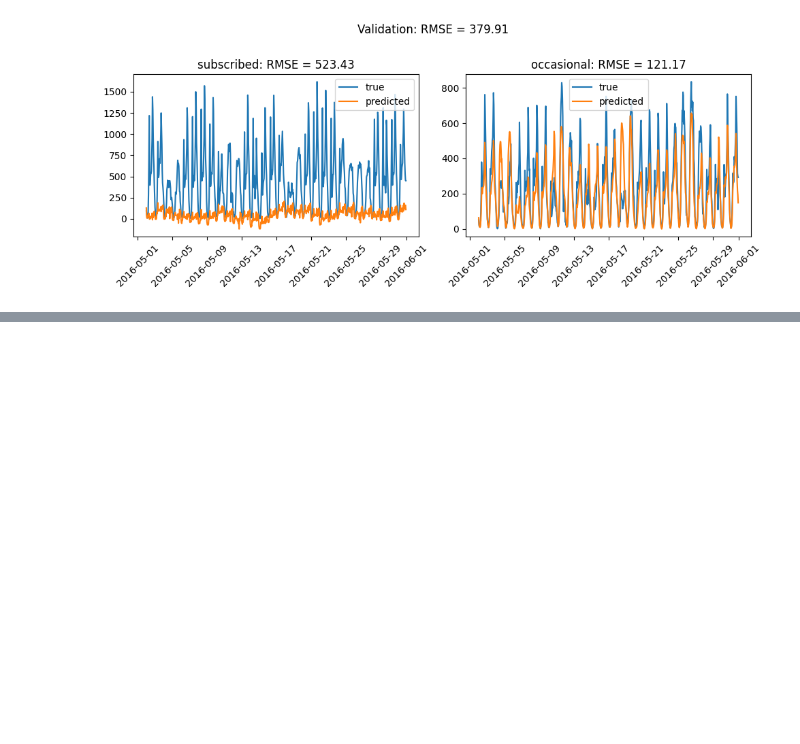
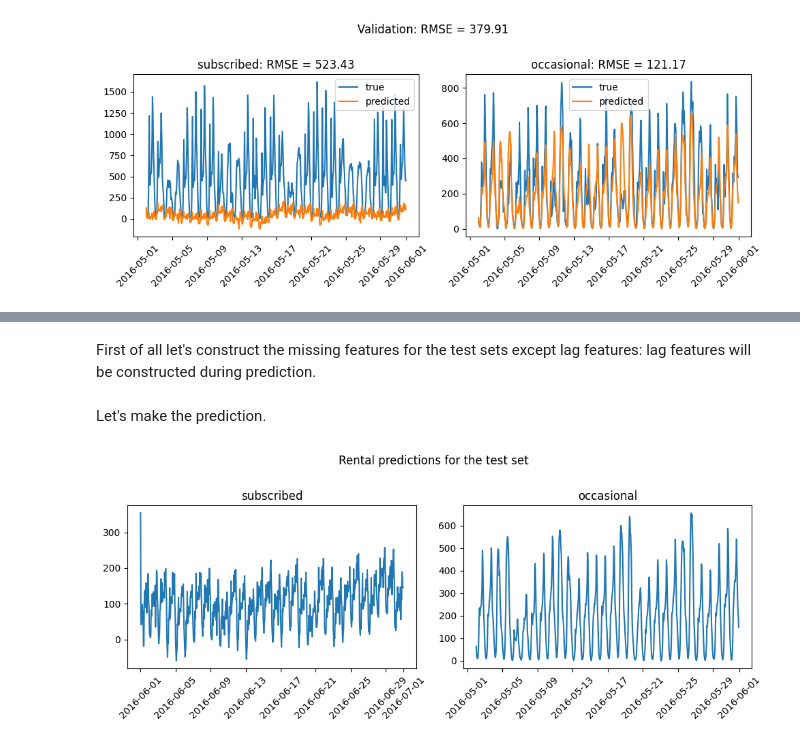
Before and after one commit to VaheC/MH_BicycleDemand_Hackathon, a Jupyter notebook: solution1.ipynb, the cells around one changed output, grey strips where cells are left out. Saved outputs shown, nothing was run; the diff lists cells and outputs as text; code cells hidden in the pictures; blank space fills up the shorter version.

Commit message:
calculate test prediction and create the submission file

```diff
--- a/solution1.ipynb
+++ b/solution1.ipynb
@@ -486,7 +486,7 @@ fs_train_df_o.columns = [
 fs_train_df_o.reset_index(inplace=True)
 fs_train_df_o.rename(columns={'index': 'Datetime'}, inplace=True)
 
-out_of_sample_periods = valid_df_o.shape[0]
+out_of_sample_periods = 2 * valid_df_o.shape[0]
 fs_valid_df_o = cal_fourier_gen_o.out_of_sample(
     steps=out_of_sample_periods,
     index=pd.date_range(
@@ -735 +737,3 @@ plt.tight_layout()
+# %% [markdown]
+First of all let's construct the missing features for the test sets except lag features: lag features will be constructed during prediction.
 # %%
@@ -768,0 +778,25 @@ plt.tight_layout()
+# %% [markdown]
+Let's make the prediction.
+# %%
+X_test_s = test_df_s.copy()
+
+y_test_trend_s = lr_s.predict(test_df_s[lr_features_s])
+y_test_trend_s = pd.DataFrame(y_test_trend_s, index=X_test_s.index, columns=['Rental_Bicycles_Count'])
+
+X_test_s['Rental_Bicycles_Count'] = np.zeros(X_test_s.shape[0])
+
+for i in range(1, N_LAGS+1):
+    X_test_s[f'lag{i}_target'] = np.zeros(X_test_s.shape[0])
+
+for j in tqdm(range(X_test_s.shape[0])):
+    for i in range(1, N_LAGS+1):
+        if i - j > 0:
+            X_test_s.loc[X_test_s.index[j], f'lag{i}_target'] = y_valid_s.iloc[-i+j]['Rental_Bicycles_Count']
+        else:
+            X_test_s.loc[X_test_s.index[j], f'lag{i}_target'] = X_test_s.iloc[j-i]['Rental_Bicycles_Count']
+
+    X_test_s.loc[X_test_s.index[j], 'Rental_Bicycles_Count'] = xgbr_s.predict(
+        np.array(list(X_test_s.iloc[j][xgboost_features_s])).reshape(1, -1)
+    )[0]
+
+y_test_pred_s = X_test_s[['Rental_Bicycles_Count']] * y_test_trend_s
@@ -768,0 +823,18 @@ plt.tight_layout()
+# %%
+fig = plt.figure(figsize=(10, 4))
+
+plt.subplot(1, 2, 1)
+plt.plot(y_test_pred_s)
+plt.title("subscribed")
+plt.xticks(rotation=45)
+
+plt.subplot(1, 2, 2)
+plt.plot(y_valid_pred_o)
+plt.xticks(rotation=45)
+plt.title("occasional")
+
+plt.suptitle("Rental predictions for the test set", y=1.01)
+
+plt.tight_layout()
+# %% [output]
+[figure, added]
```
Also changed, not shown: parts of 6 cells of this notebook.
